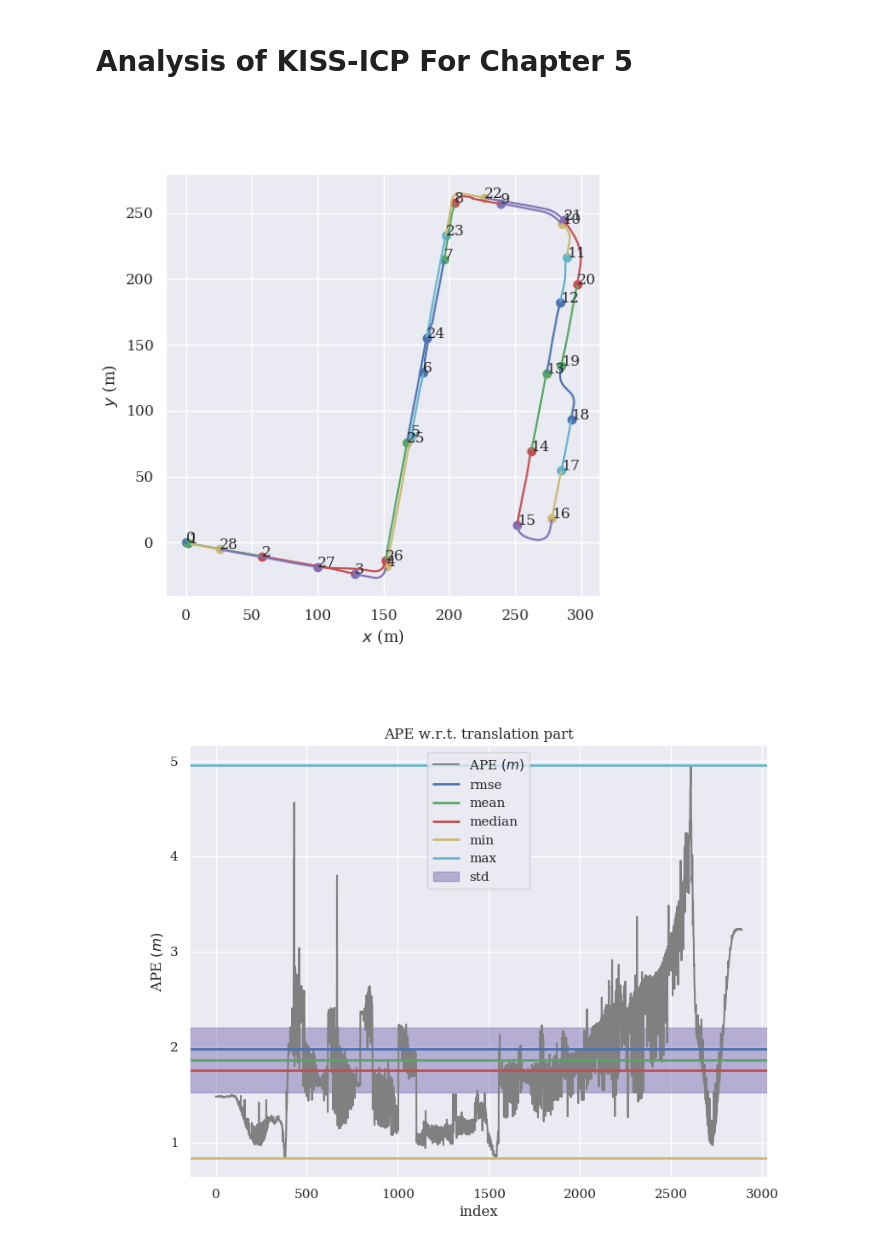
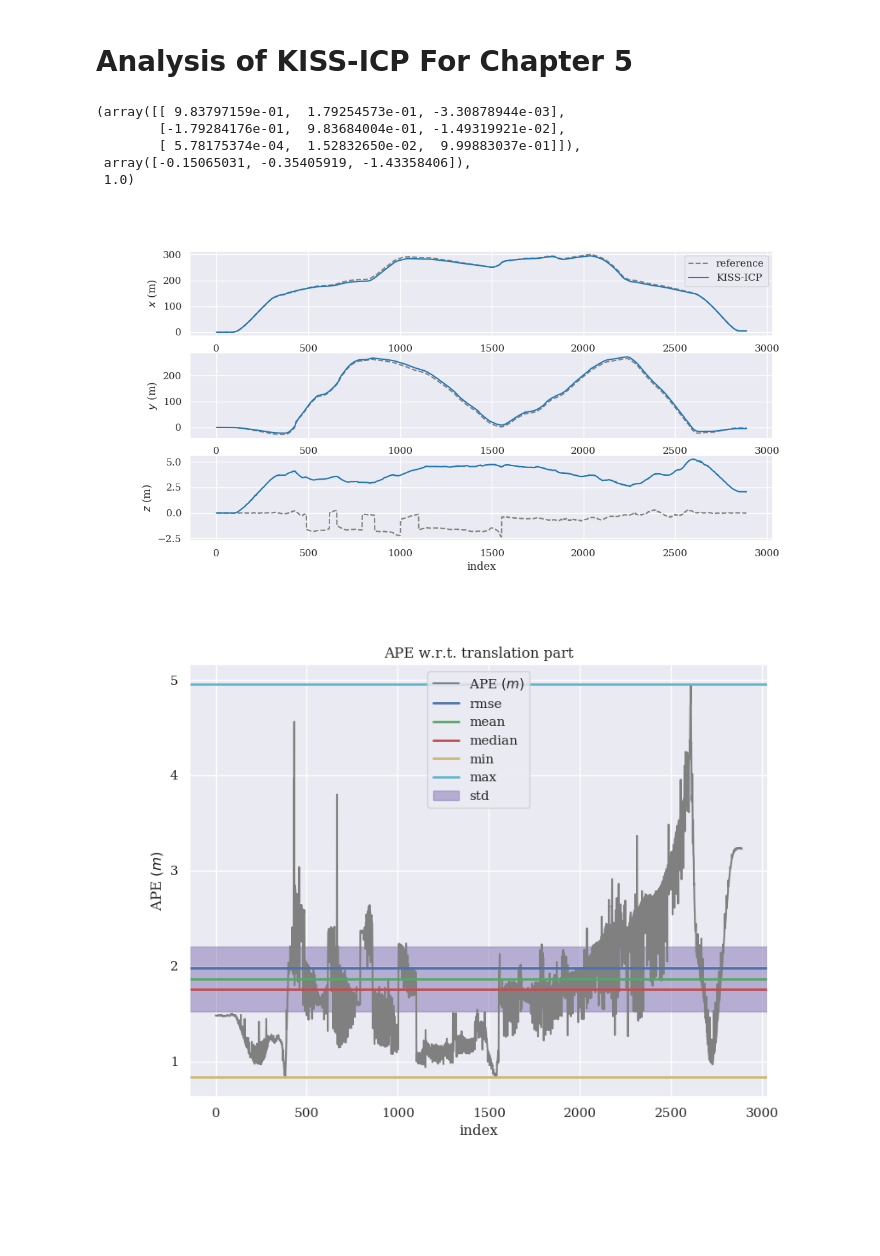
Before and after one commit to Jul310/kiss-icp, a Jupyter notebook: tum_eval/mdv3_evaluation.ipynb, the cells around one changed output. Cells and saved outputs as stored; diff of their text form; code cells hidden in the pictures; blank space fills up the shorter version.

```diff
--- a/tum_eval/mdv3_evaluation.ipynb
+++ b/tum_eval/mdv3_evaluation.ipynb
@@ -156,18 +156,26 @@ print(diffs.shape)
 
 print(f"Max Roll Diff: {np.max(diffs[:,0])*180/math.pi}\nMax Ptich Diff: {np.max(diffs[:,1])*180/math.pi}")
 print(f"Max Roll Diff: {np.argmax(diffs[:,0])}\nMax Ptich Diff: {np.argmax(diffs[:,1])}")
+# %%
+umeyama_re
+# %% [output]
+(array([[ 9.83797159e-01,  1.79254573e-01, -3.30878944e-03],
+        [-1.79284176e-01,  9.83684004e-01, -1.49319921e-02],
+        [ 5.78175374e-04,  1.52832650e-02,  9.99883037e-01]]),
+ array([-0.15065031, -0.35405919, -1.43358406]),
+ 1.0)
 # %%
 # Plot after Umeyama alignment
 
 
-plot_compare((traj_ref_umeyama, traj_est_umeyama), align_origin=False,
-             print_stats=True, plot_mode='ape', max_diff=0.1,
+plot_compare((traj_ref, traj_est_aligned_rpy), align_origin=False,
+             print_stats=True, plot_mode='xyz', max_diff=0.1,
             est_name="KISS-ICP", pose_relation=metrics.PoseRelation.full_transformation)
 # plt.savefig(f"figures/eval/kiss_align/{route}_rpy_plot_umeyama.pdf", format="pdf", bbox_inches="tight")
 
 # plot_trajectory_segments(traj_ref_umeyama, n = 100)
 # %% [output]
-[figure, old version]
+[figure, new version]
 # %%
 ape_metric = metrics.APE(pose_relation=metrics.PoseRelation.translation_part)
 ape_metric.process_data((traj_ref_umeyama, traj_est_umeyama))
```
Also changed, not shown: parts of 2 cells of this notebook, 3 other files.
